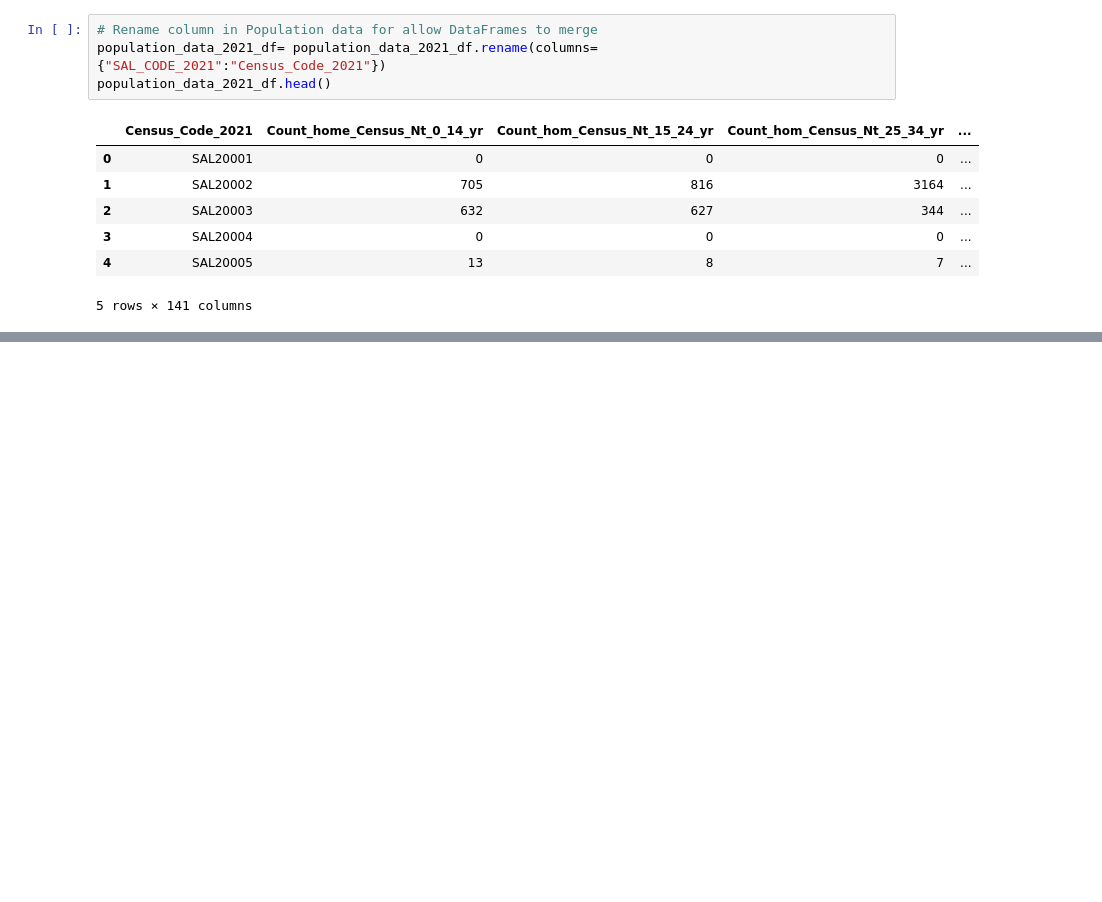
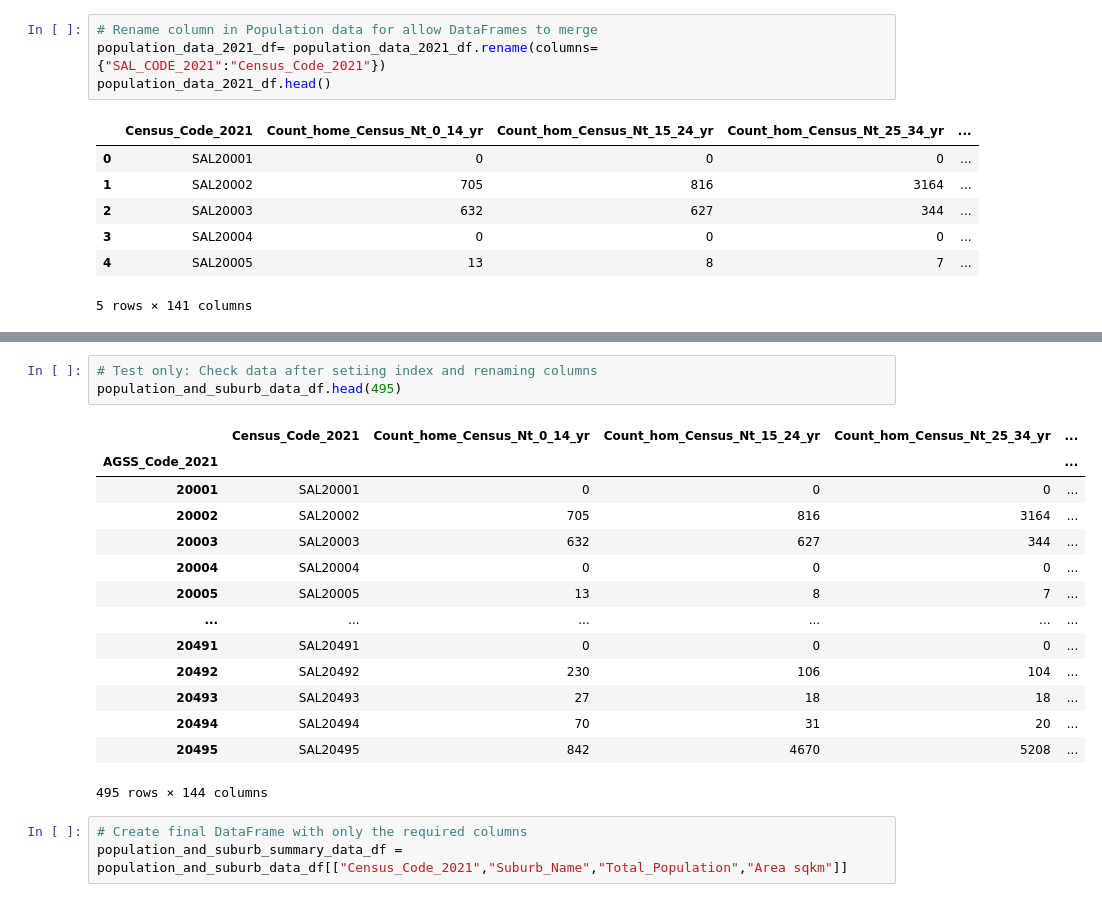
Before and after one commit to ElizabethDashwood/project-one-team2, a Jupyter notebook: Population_and_Suburbs.ipynb, the cells around one changed output, grey strips where cells are left out. Drawn from its saved outputs; the diff is of its cells as text; blank space fills up the shorter version.

```diff
--- a/Population_and_Suburbs.ipynb
+++ b/Population_and_Suburbs.ipynb
@@ -87,0 +92,21 @@ population_and_suburb_test_df.head()
+# %%
+# Test only: Check data after setiing index and renaming columns
+population_and_suburb_data_df.head(495)
+# %% [output]
+|  | Census_Code_2021 | Count_home_Census_Nt_0_14_yr | Count_hom_Census_Nt_15_24_yr | Count_hom_Census_Nt_25_34_yr | ... |
+| AGSS_Code_2021 |  |  |  |  | ... |
+| 20001 | SAL20001 | 0 | 0 | 0 | ... |
+| 20002 | SAL20002 | 705 | 816 | 3164 | ... |
+| 20003 | SAL20003 | 632 | 627 | 344 | ... |
+| 20004 | SAL20004 | 0 | 0 | 0 | ... |
+| 20005 | SAL20005 | 13 | 8 | 7 | ... |
+| ... | ... | ... | ... | ... | ... |
+| 20491 | SAL20491 | 0 | 0 | 0 | ... |
+| 20492 | SAL20492 | 230 | 106 | 104 | ... |
+| 20493 | SAL20493 | 27 | 18 | 18 | ... |
+| 20494 | SAL20494 | 70 | 31 | 20 | ... |
+| 20495 | SAL20495 | 842 | 4670 | 5208 | ... |
+495 rows × 144 columns
+# %%
+# Create final DataFrame with only the required columns
+population_and_suburb_summary_data_df = population_and_suburb_data_df[["Census_Code_2021","Suburb_Name","Total_Population","Area sqkm"]]
```
Also changed, not shown: parts of 10 cells of this notebook, 1 other file.
